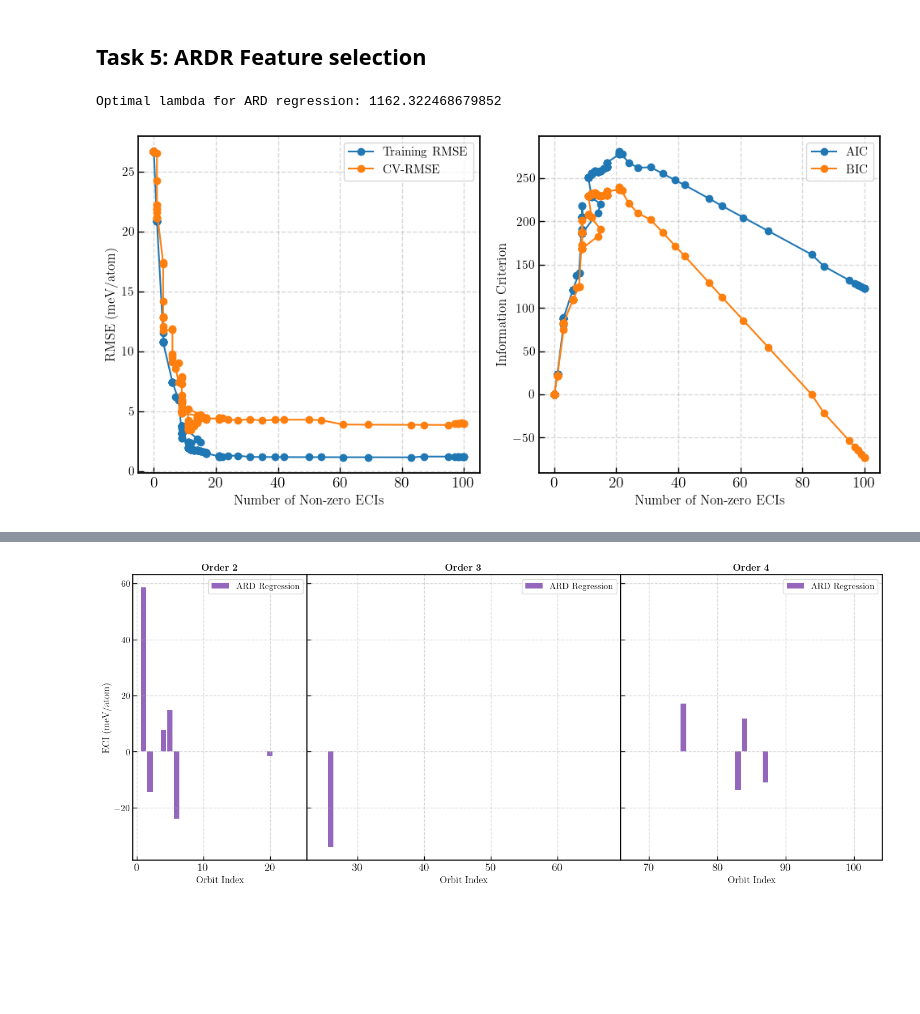
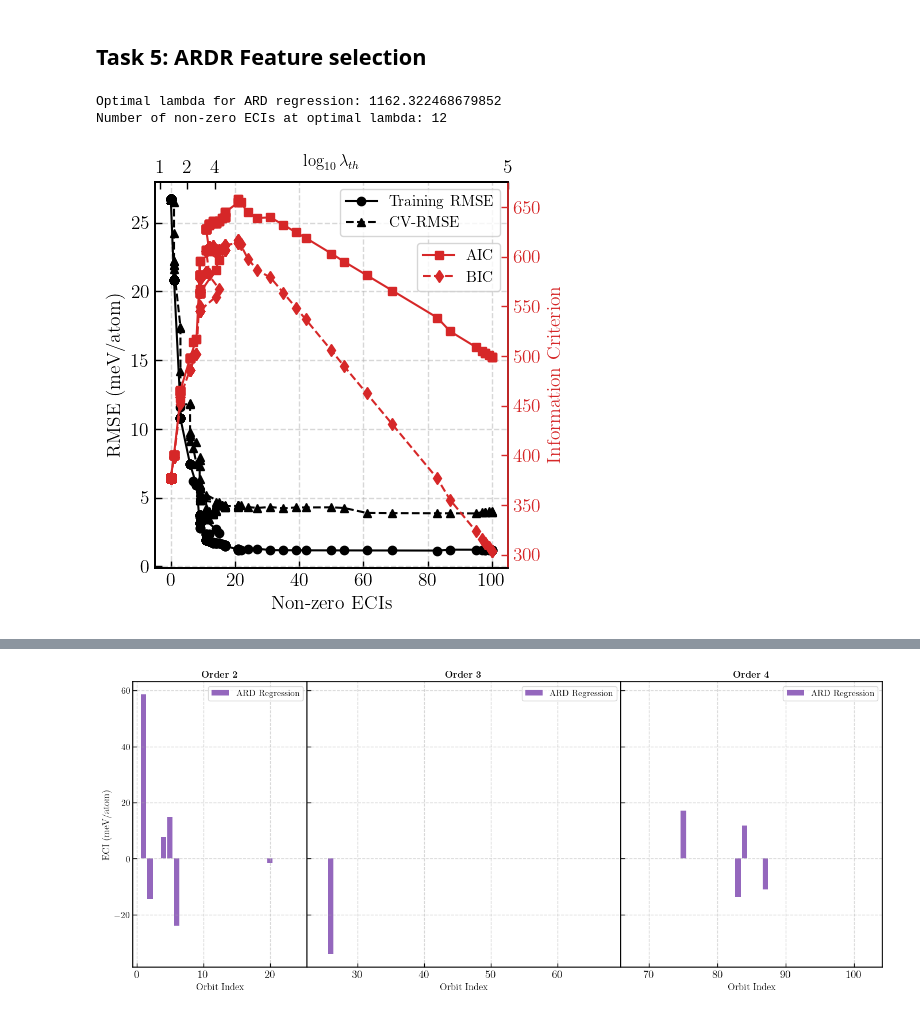
Before and after one commit to stommen/tif345_projects, a Jupyter notebook: project_2a/project2a_LBOS.ipynb, the cells around one changed output, grey strips where cells are left out. Drawn from its saved outputs; the diff is of its cells as text; code cells hidden in the pictures; blank space fills up the shorter version.

```diff
--- a/project_2a/project2a_LBOS.ipynb
+++ b/project_2a/project2a_LBOS.ipynb
@@ -33,9 +33,10 @@ plt.rc('text', usetex = True)
 plt.rcParams['mathtext.fontset'] = 'cm'
 plt.rcParams['font.family'] = 'serif'
 plt.rcParams['text.latex.preamble'] = r'\usepackage{amsmath}'
-font_size = 14
+font_size = 22
 plt.rcParams['font.size'] = font_size
 plt.rcParams['xtick.labelsize'] = font_size
+plt.rcParams['ytick.labelsize'] = font_size
 plt.rcParams['xtick.direction'] = 'in'
 plt.rcParams['ytick.direction'] = 'in'
 plt.rcParams['xtick.major.size'] = 5
@@ -485,8 +490,8 @@ for lam in lambda_thresholds:
     cv_error_recovered = scaler_E_ardr.scale_[0] * cv_error
     training_error_recovered = scaler_E_ardr.scale_[0] * training_error
     n_nonzero = np.sum(ard.coef_ != 0)
-    aic = - 2 * n_nonzero - len(E_ardr) * np.log(training_error**2)
-    bic = - n_nonzero * np.log(len(E_ardr)) - len(E_ardr) * np.log(training_error**2)
+    aic = - 2 * n_nonzero - len(E_ardr) * np.log(training_error_recovered**2)
+    bic = - n_nonzero * np.log(len(E_ardr)) - len(E_ardr) * np.log(training_error_recovered**2)
     res_dict['lambda'].append(lam)
     res_dict['training_rmse'].append(training_error_recovered * 1000)
     res_dict['cv_rmse'].append(cv_error_recovered * 1000)
@@ -494,31 +499,40 @@ for lam in lambda_thresholds:
     res_dict['bic'].append(bic)
     res_dict['aic'].append(aic)
     res_dict['J'].append(ard.coef_)
-
-lambda_opt = lambda_thresholds[np.argmin(res_dict['cv_rmse'])]
-J_opt_ardr_std = res_dict['J'][np.argmin(res_dict['cv_rmse'])]
-J_opt_ardr_recovered = J_opt_ardr_std / scaler_X_ardr.scale_ * scaler_E_ardr.scale_[0]
-print(f'Optimal lambda for ARD regression: {lambda_opt}')
-# %% [output]
-Optimal lambda for ARD regression: 1162.322468679852
 # %%
 
-fig, axs = plt.subplots(nrows=1, ncols=2, figsize=(10, 5))
-axs[0].plot(res_dict['n_nonzero_ecis'], res_dict['training_rmse'], label='Training RMSE', marker='o')
-axs[0].plot(res_dict['n_nonzero_ecis'], res_dict['cv_rmse'], label='CV-RMSE', marker='o')
-axs[0].set_xlabel('Number of Non-zero ECIs')
-axs[0].set_ylabel('RMSE (meV/atom)')
-axs[0].legend()
-axs[0].grid(True, linestyle='--', alpha=0.5)
+lambda_opt = lambda_thresholds[np.argmin(res_dict['cv_rmse'])]
+n_nonzero_opt = res_dict['n_nonzero_ecis'][np.argmin(res_dict['cv_rmse'])]
+print(f'Optimal lambda for ARD regression: {lambda_opt}')
+print(f'Number of non-zero ECIs at optimal lambda: {n_nonzero_opt}')
+J_opt_ardr_std = res_dict['J'][np.argmin(res_dict['cv_rmse'])]
+J_opt_ardr_recovered = J_opt_ardr_std / scaler_X_ardr.scale_ * scaler_E_ardr.scale_[0]
 
-axs[1].plot(res_dict['n_nonzero_ecis'], res_dict['aic'], label='AIC', marker='o')
-axs[1].plot(res_dict['n_nonzero_ecis'], res_dict['bic'], label='BIC', marker='o')
-axs[1].set_xlabel('Number of Non-zero ECIs')
-axs[1].set_ylabel('Information Criterion')
-axs[1].legend()
-axs[1].grid(True, linestyle='--', alpha=0.5)
+fig, ax = plt.subplots(figsize=(5, 5))
+ax.plot(res_dict['n_nonzero_ecis'], res_dict['training_rmse'], label='Training RMSE', marker='o', color='k', linestyle='-')
+ax.plot(res_dict['n_nonzero_ecis'], res_dict['cv_rmse'], label='CV-RMSE', marker='^', color='k', linestyle='--')
+ax.set_xlabel('Non-zero ECIs', fontsize=font_size)
+ax.set_ylabel('RMSE (meV/atom)', fontsize=font_size)
+ax.legend()
+ax.grid(True, linestyle='--', alpha=0.5)
+# Add lambda axis on top
+f_bottom_to_top = lambda x: np.interp(x, res_dict['n_nonzero_ecis'], np.log10(lambda_thresholds))
+f_top_to_bottom = lambda x: np.interp(x, np.log10(lambda_thresholds), res_dict['n_nonzero_ecis'])
+ax_top = ax.secondary_xaxis('top', functions=(f_bottom_to_top, f_top_to_bottom))
+ax_top.set_xlabel('$\\log_{10}\\lambda_{th}$', labelpad=-5)
+ax_top.set_xticks(np.log10([10, 100, 10000, 100000]))
+
+ax2 = ax.twinx()
+ax2.spines['right'].set_color('tab:red')
+ax2.tick_params(axis='y', colors='tab:red')
+ax2.plot(res_dict['n_nonzero_ecis'], res_dict['aic'], label='AIC', marker='s', color='tab:red', linestyle='-')
+ax2.plot(res_dict['n_nonzero_ecis'], res_dict['bic'], label='BIC', marker='d', color='tab:red', linestyle='--')
+ax2.set_ylabel('Information Criterion', color='tab:red', fontsize=font_size)
+ax2.legend(loc='upper right', bbox_to_anchor=(1, 0.86))
 plt.tight_layout()
 # plt.savefig('figs/ardr_ic_vs_n_nonzero_ecis.pdf', bbox_inches='tight')
 plt.show()
 # %% [output]
+Optimal lambda for ARD regression: 1162.322468679852
+Number of non-zero ECIs at optimal lambda: 12
-[figure, old version]
+[figure, new version]
```
Also changed, not shown: parts of 8 cells of this notebook, 7 other files.
